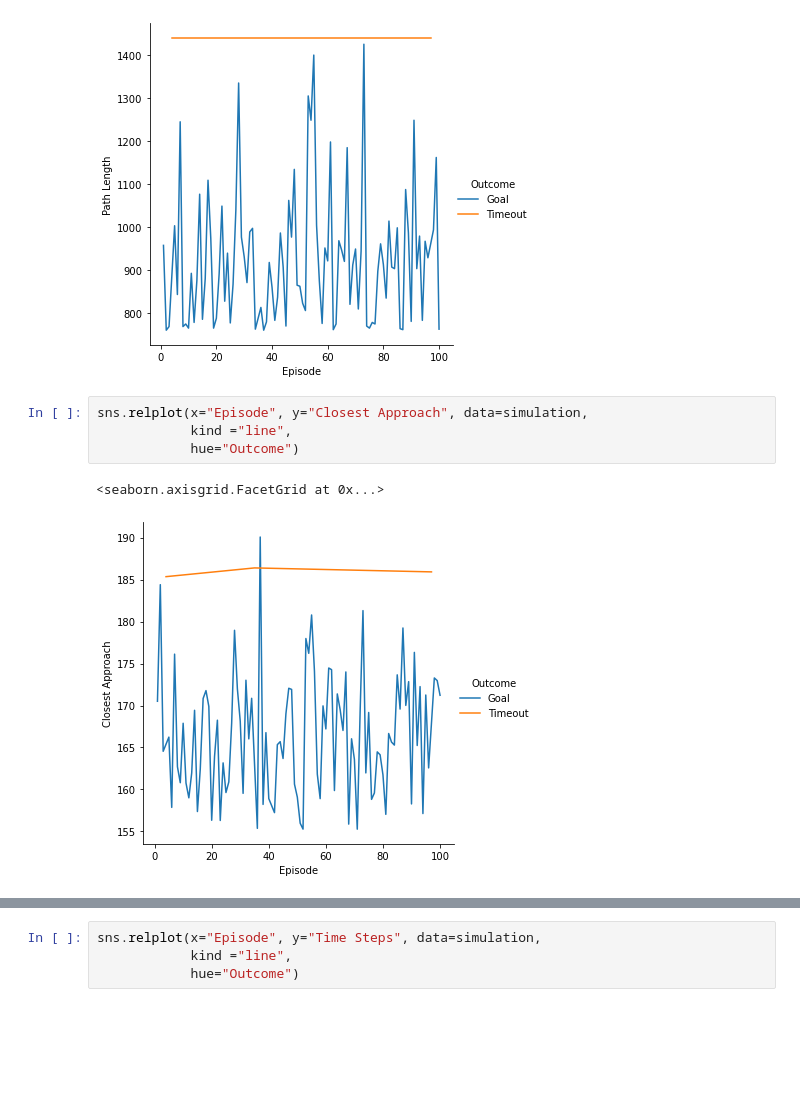
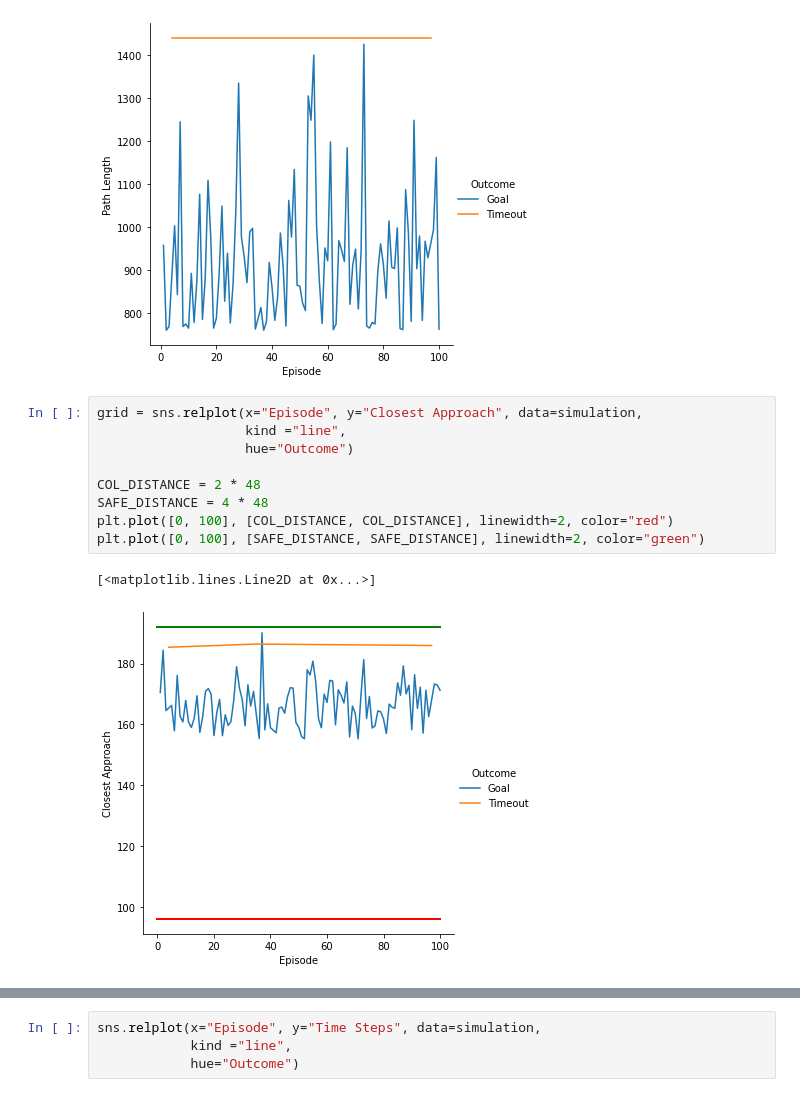
Before and after one commit to Christos-14/gym-ACAS2D, a Jupyter notebook: notebooks/simulation_ACAS2D_PPO_1048576_5_100.ipynb, the cells around one changed output, grey strips where cells are left out. Drawn from its saved outputs; the diff is of its cells as text; blank space fills up the shorter version.

```diff
--- a/notebooks/simulation_ACAS2D_PPO_1048576_5_100.ipynb
+++ b/notebooks/simulation_ACAS2D_PPO_1048576_5_100.ipynb
@@ -82,9 +97,14 @@ sns.relplot(x="Episode", y="Path Length", data=simulation,
 <seaborn.axisgrid.FacetGrid at 0x...>
 [figure]
 # %%
-sns.relplot(x="Episode", y="Closest Approach", data=simulation,
-            kind ="line",
-            hue="Outcome")
+grid = sns.relplot(x="Episode", y="Closest Approach", data=simulation,
+                   kind ="line",
+                   hue="Outcome")
+
+COL_DISTANCE = 2 * 48
+SAFE_DISTANCE = 4 * 48
+plt.plot([0, 100], [COL_DISTANCE, COL_DISTANCE], linewidth=2, color="red")
+plt.plot([0, 100], [SAFE_DISTANCE, SAFE_DISTANCE], linewidth=2, color="green")
 # %% [output]
-<seaborn.axisgrid.FacetGrid at 0x...>
+[<matplotlib.lines.Line2D at 0x...>]
-[figure, old version]
+[figure, new version]
```
Also changed, not shown: parts of 5 cells of this notebook, 12 other files.
